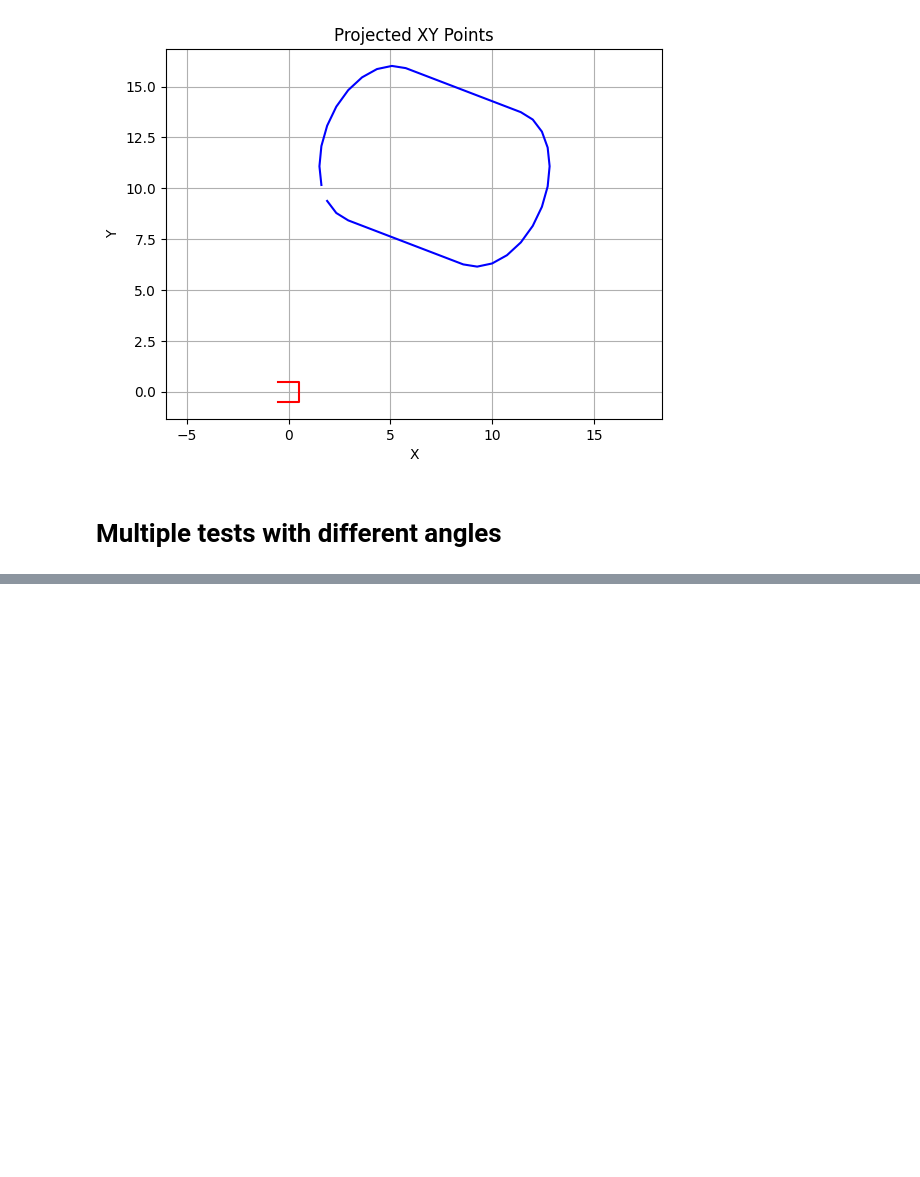
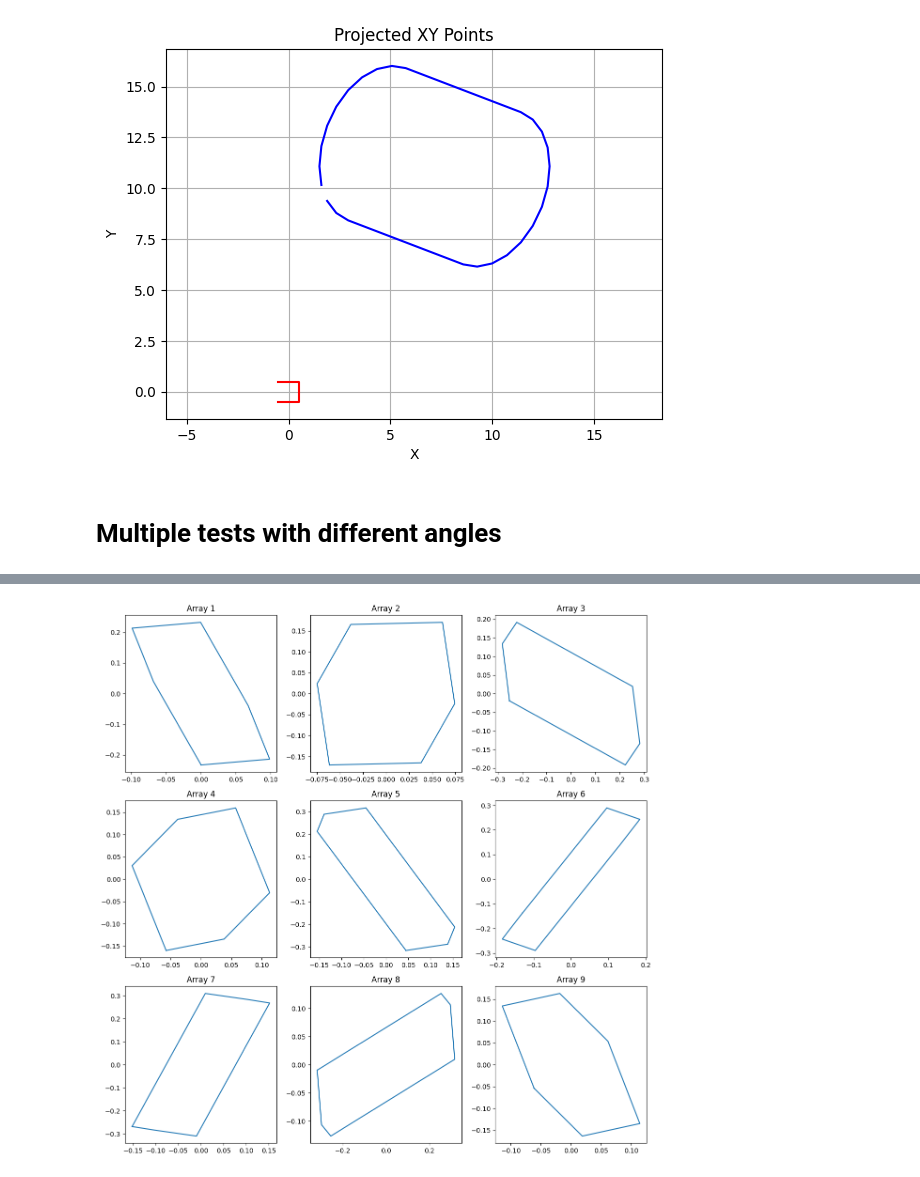
Before and after one commit to ggldnl/Path-Planning-Visualizer, a Jupyter notebook: notebooks/shape_projection.ipynb, the cells around one changed output, grey strips where cells are left out. Cells and saved outputs as stored; diff of their text form; code cells hidden in the pictures; blank space fills up the shorter version.

```diff
--- a/notebooks/shape_projection.ipynb
+++ b/notebooks/shape_projection.ipynb
@@ -358,0 +359,60 @@ plt.show()
+# %%
+import random
+
+"""
+c = Cylinder(2, 5)
+points = c.get_projection(
+    (
+        random.random() * 2 * np.pi,
+        random.random() * 2 * np.pi,
+        random.random() * 2 * np.pi
+    ),
+    (
+        0,
+        0,
+        0
+    )
+)
+"""
+
+arrays = [
+    Box(0.6, 0.2, 0.1).get_projection(
+        (
+            random.random() * np.pi,
+            random.random() * np.pi,
+            random.random() * np.pi
+        ),
+        (
+            0,
+            0,
+            0
+        )
+    ) for _ in range(9)
+]
+
+# Determine the number of rows and columns in the grid
+num_rows = 3
+num_cols = len(arrays) // num_rows
+
+# Create a grid of subplots
+fig, axes = plt.subplots(num_rows, num_cols, figsize=(12, 12))
+
+# Flatten the 2D array of subplots into a 1D array for easy iteration
+axes = axes.flatten()
+
+# Iterate through the arrays and plot them in the subplots
+for i, data in enumerate(arrays):
+    ax = axes[i]
+    x = [point[0] for point in data] + [data[0][0]]
+    y = [point[1] for point in data] + [data[0][1]]
+    ax.plot(x, y)
+    ax.set_title(f"Array {i + 1}")
+
+# Remove any empty subplots
+for i in range(len(arrays), num_rows * num_cols):
+    fig.delaxes(axes[i])
+
+plt.tight_layout()
+plt.show()
+# %% [output]
+[figure, added]
```
Also changed, not shown: parts of 1 cell of this notebook, 4 other files.
